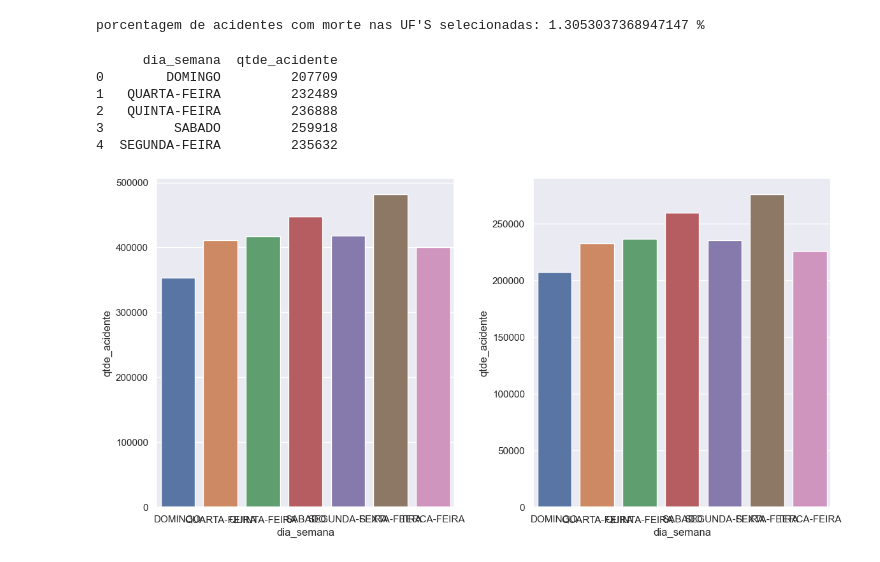
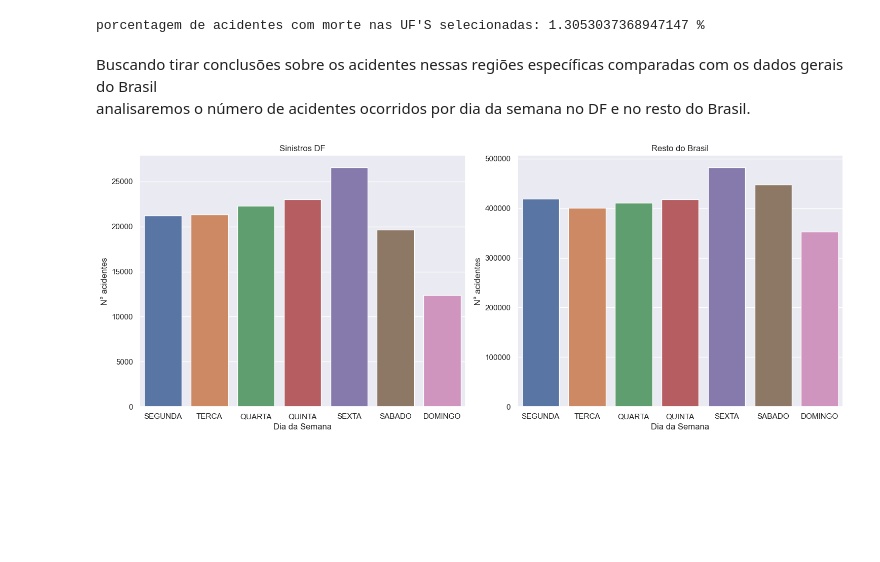
Before and after one commit to ciromoraesr/ProjetoAnaliseAcidentes, a Jupyter notebook: acidentesjupy.ipynb, the cells around one changed output. Saved outputs shown, nothing was run; the diff lists cells and outputs as text; code cells hidden in the pictures; blank space fills up the shorter version.

```diff
--- a/acidentesjupy.ipynb
+++ b/acidentesjupy.ipynb
@@ -15,10 +16,5 @@ warnings.filterwarnings('ignore')
 datag = pd.read_csv('acidentes.csv', delimiter = ';', low_memory = False)
 # %%
 datag = datag.reset_index(drop = True)
-for i in range(len(datag['dia_semana'])):
-    for j in range(len(datag['dia_semana'][i])):
-        if (datag['dia_semana'][i][j] == '-'):
-            datag['dia_semana'][i] = datag['dia_semana'][i][0:j]
-            break
-
-print(datag['dia_semana'].head())
+datag['dia_semana'] = datag['dia_semana'].str.split('-').str[0]
+print(datag['dia_semana'].tail())
@@ -162,22 +161,25 @@ y = filtered['qtde_acid_com_obitos'].sum()
 print("porcentagem de acidentes com morte nas UF'S selecionadas:", 100*(y/x),'%')
 # %% [output]
 porcentagem de acidentes com morte nas UF'S selecionadas: 1.3053037368947147 %
+# %% [markdown]
+Buscando tirar conclusões sobre os acidentes nessas regiões específicas comparadas com os dados gerais do Brasil<br>
+analisaremos o número de acidentes ocorridos por dia da semana no DF e no resto do Brasil.
 # %%
-byday1 = filtered.groupby('dia_semana')['qtde_acidente'].sum().reset_index()
+days_order = ['SEGUNDA', 'TERCA', 'QUARTA', 'QUINTA', 'SEXTA', 'SABADO', 'DOMINGO']
+byday1 = datadf.groupby('dia_semana')['qtde_acidente'].sum().reset_index()
 
 byday2 = datag.groupby('dia_semana')['qtde_acidente'].sum().reset_index()
-fig, axes = plt.subplots(nrows = 1, ncols = 2, figsize = (12,6))
+fig, axes = plt.subplots(nrows = 1, ncols = 2, figsize = (15,6))
 
-sns.barplot(x = 'dia_semana', y = 'qtde_acidente', data = byday2, ax = axes[0])
-
-sns.barplot(x = 'dia_semana', y = 'qtde_acidente', data = byday1, ax = axes[1])
+sns.barplot(x='dia_semana', y='qtde_acidente', data=byday1, ax=axes[0], order=days_order)
+axes[0].set_title("Sinistros DF")
+axes[0].set_ylabel('N° acidentes')
+axes[0].set_xlabel('Dia da Semana')
+sns.barplot(x = 'dia_semana', y = 'qtde_acidente', data = byday2, ax = axes[1], order=days_order)
+axes[1].set_title('Resto do Brasil')
+axes[1].set_ylabel('N° acidentes')
+axes[1].set_xlabel('Dia da Semana')
 plt.tight_layout()
 plt.show()
 # %% [output]
-      dia_semana  qtde_acidente
-0        DOMINGO         207709
-1   QUARTA-FEIRA         232489
-2   QUINTA-FEIRA         236888
-3         SABADO         259918
-4  SEGUNDA-FEIRA         235632
-[figure, old version]
+[figure, new version]
```
Also changed, not shown: parts of 9 cells of this notebook.
